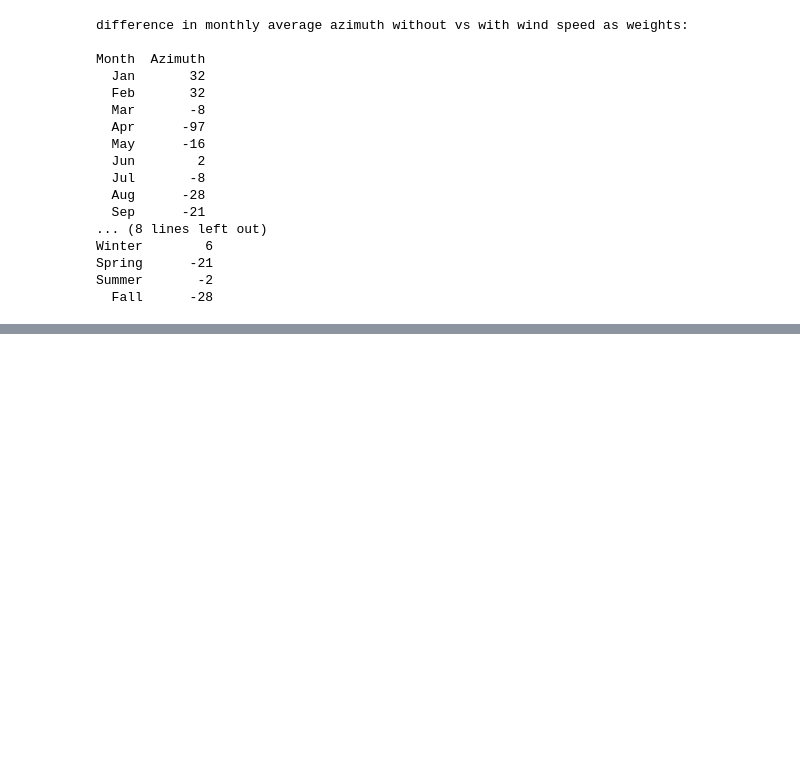
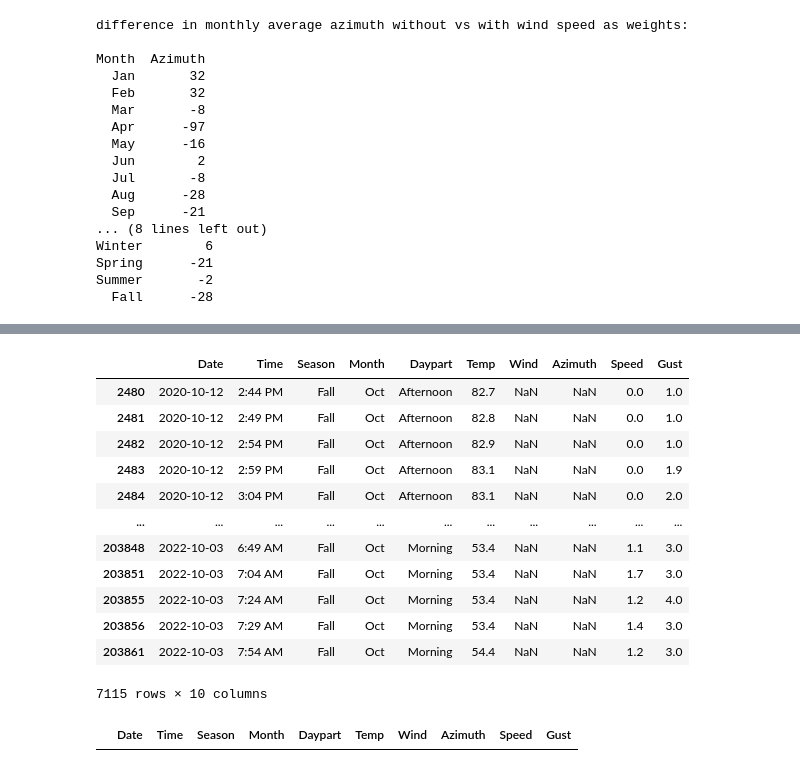
Before and after one commit to conner-mcnicholas/LocalWindPatterns, a Jupyter notebook: AnalyzeWind.ipynb, the cells around one changed output, grey strips where cells are left out. Drawn from its saved outputs; the diff is of its cells as text; code cells hidden in the pictures; blank space fills up the shorter version.

```diff
--- a/AnalyzeWind.ipynb
+++ b/AnalyzeWind.ipynb
@@ -220,0 +274,20 @@ Summer       -2
+# %%
+allwind.query("Azimuth.isnull()")
+# %% [output]
+|  | Date | Time | Season | Month | Daypart | Temp | Wind | Azimuth | Speed | Gust |
+| 2480 | 2020-10-12 | 2:44 PM | Fall | Oct | Afternoon | 82.7 | NaN | NaN | 0.0 | 1.0 |
+| 2481 | 2020-10-12 | 2:49 PM | Fall | Oct | Afternoon | 82.8 | NaN | NaN | 0.0 | 1.0 |
+| 2482 | 2020-10-12 | 2:54 PM | Fall | Oct | Afternoon | 82.9 | NaN | NaN | 0.0 | 1.0 |
+| 2483 | 2020-10-12 | 2:59 PM | Fall | Oct | Afternoon | 83.1 | NaN | NaN | 0.0 | 1.9 |
+| 2484 | 2020-10-12 | 3:04 PM | Fall | Oct | Afternoon | 83.1 | NaN | NaN | 0.0 | 2.0 |
+| ... | ... | ... | ... | ... | ... | ... | ... | ... | ... | ... |
+| 203848 | 2022-10-03 | 6:49 AM | Fall | Oct | Morning | 53.4 | NaN | NaN | 1.1 | 3.0 |
+| 203851 | 2022-10-03 | 7:04 AM | Fall | Oct | Morning | 53.4 | NaN | NaN | 1.7 | 3.0 |
+| 203855 | 2022-10-03 | 7:24 AM | Fall | Oct | Morning | 53.4 | NaN | NaN | 1.2 | 4.0 |
+| 203856 | 2022-10-03 | 7:29 AM | Fall | Oct | Morning | 53.4 | NaN | NaN | 1.4 | 3.0 |
+| 203861 | 2022-10-03 | 7:54 AM | Fall | Oct | Morning | 54.4 | NaN | NaN | 1.2 | 3.0 |
+7115 rows × 10 columns
+# %%
+allwind.query("Wind == ''")
+# %% [output]
+|  | Date | Time | Season | Month | Daypart | Temp | Wind | Azimuth | Speed | Gust |
```
Also changed, not shown: parts of 13 cells of this notebook, 20 other files.
